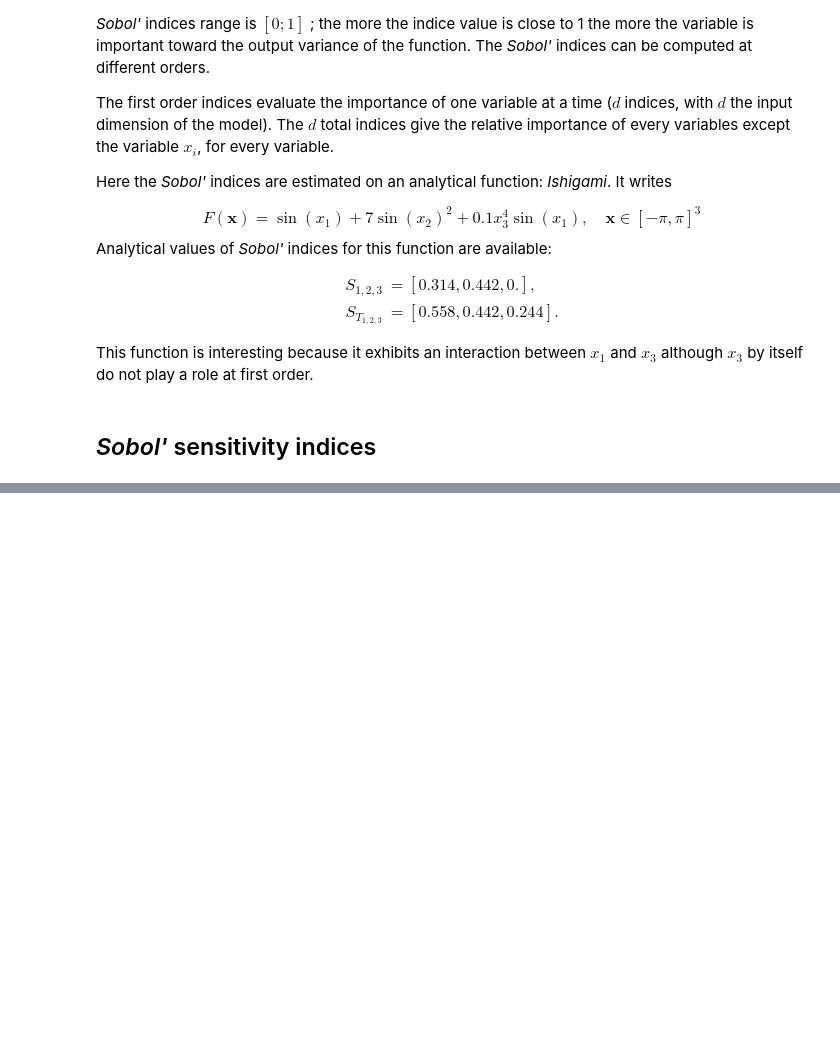
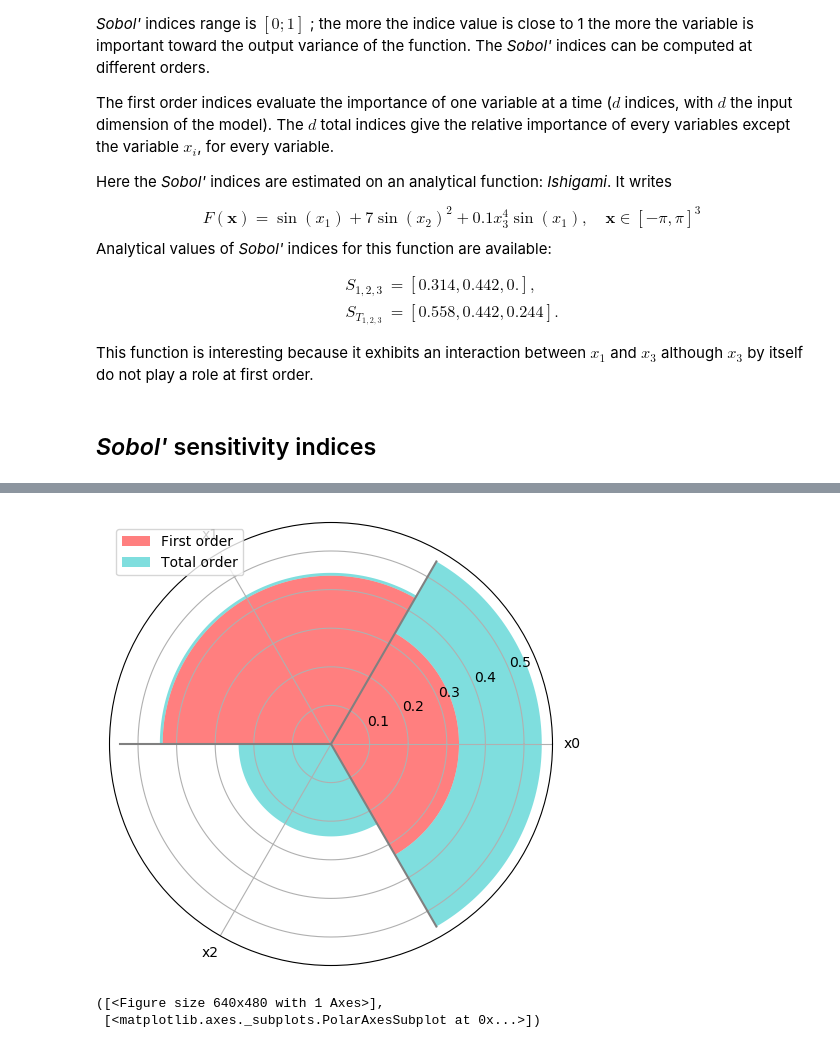
Before and after one commit to tupui/otsensitivity, a Jupyter notebook: doc/examples/sobol.ipynb, the cells around one changed output, grey strips where cells are left out. Saved outputs shown, nothing was run; the diff lists cells and outputs as text; code cells hidden in the pictures; blank space fills up the shorter version.

```diff
--- a/doc/examples/sobol.ipynb
+++ b/doc/examples/sobol.ipynb
@@ -60,0 +67,6 @@ Relative error: [3.21407266 0.39848433 0.67318841]%
+# %%
+plot_indices([first_order, total_order], polar=True)
+# %% [output]
+[figure, added]
+([<Figure size 640x480 with 1 Axes>],
+ [<matplotlib.axes._subplots.PolarAxesSubplot at 0x...>])
```
Also changed, not shown: parts of 3 cells of this notebook, 8 other files.
